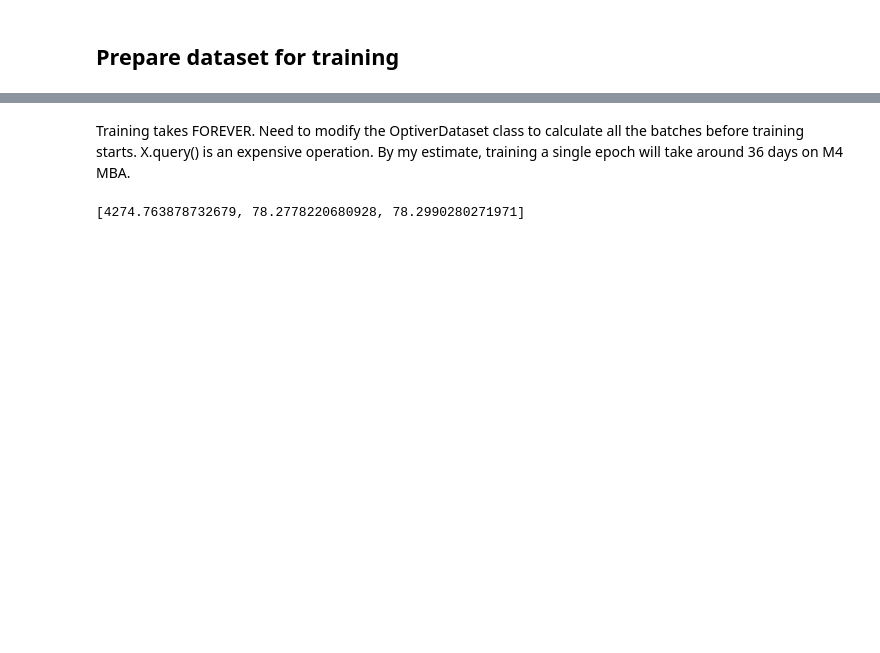
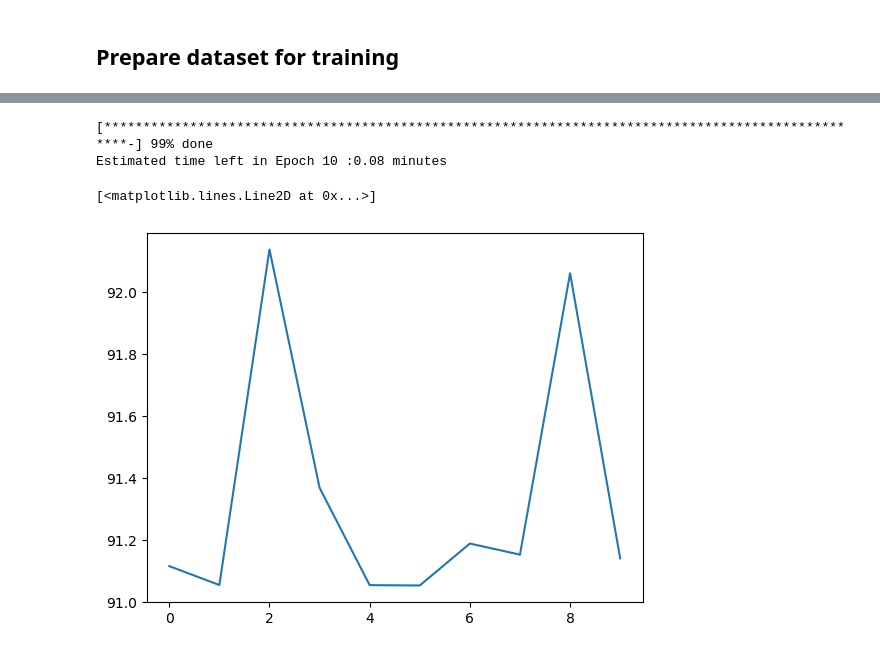
Before and after one commit to jaychandran-padayasi/market-making-optiver, a Jupyter notebook: LSTM.ipynb, the cells around one changed output, grey strips where cells are left out. Drawn from its saved outputs; the diff is of its cells as text; code cells hidden in the pictures; blank space fills up the shorter version.

```diff
--- a/LSTM.ipynb
+++ b/LSTM.ipynb
@@ -281,26 +284,23 @@ class OptiverModel(nn.Module):
         target_pred = self.final_fc(fused)            # (batch, 1)
 
         return target_pred
-# %% [markdown]
-Training takes FOREVER. Need to modify the OptiverDataset class to calculate all the batches before training starts. X.query() is an expensive operation.
-By my estimate, training a single epoch will take around 36 days on M4 MBA.
 # %%
 # --- Hyperparameters ---
 import time
 SEQ_LEN = 6
 BATCH_SIZE = 64
 EPOCHS = 10
-LR = 5e-1
-DEVICE = 'mps' if torch.backends.mps.is_available() else 'cpu'
+LR = 4e-1
+DEVICE = 'cpu'
 print(f"Using device: {DEVICE}")
 
 # --- DataLoaders ---
-train_loader = DataLoader(train_dataset, batch_size=BATCH_SIZE, shuffle=False)
-val_loader   = DataLoader(val_dataset, batch_size=BATCH_SIZE, shuffle=False)
+train_loader = DataLoader(train_dataset, batch_size=BATCH_SIZE, shuffle=True)
+val_loader   = DataLoader(val_dataset, batch_size=BATCH_SIZE, shuffle=True)
 
 # --- Model, Loss, Optimizer ---
 model = OptiverModel(
-    n_stocks=int(X_train['stock_id'].nunique()),
+    n_stocks=int(df_train['stock_id'].nunique()),
     stock_emb_dim=3,
     lstm_input_dim=len(train_dataset.ts_features),
     lstm_hidden_dim=32,
@@ -373,10 +373,14 @@ for epoch in range(EPOCHS):
     # print(f"Epoch [{epoch+1}/{EPOCHS}] Train Loss: {train_loss:.5f} | Val Loss: {val_loss:.5f}")
     train_losses.append(train_loss)
     val_losses.append(val_loss)
+# %% [output]
+[***************************************************************************************************-] 99% done
+Estimated time left in Epoch 10 :0.08 minutes
 # %%
-train_losses
+plt.plot(val_losses, label='Train Loss')
 # %% [output]
-[4274.763878732679, 78.2778220680928, 78.2990280271971]
+[<matplotlib.lines.Line2D at 0x...>]
+[figure, added]
 # %%
 val_losses
 # %% [output]
```
Also changed, not shown: parts of 9 cells of this notebook.
